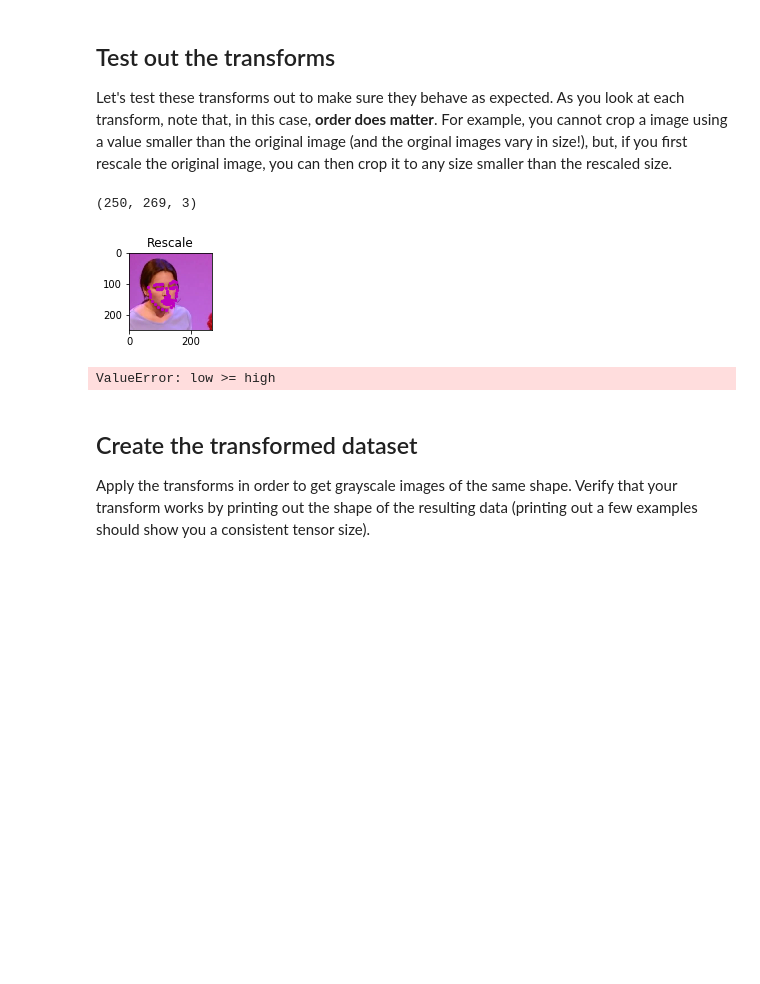
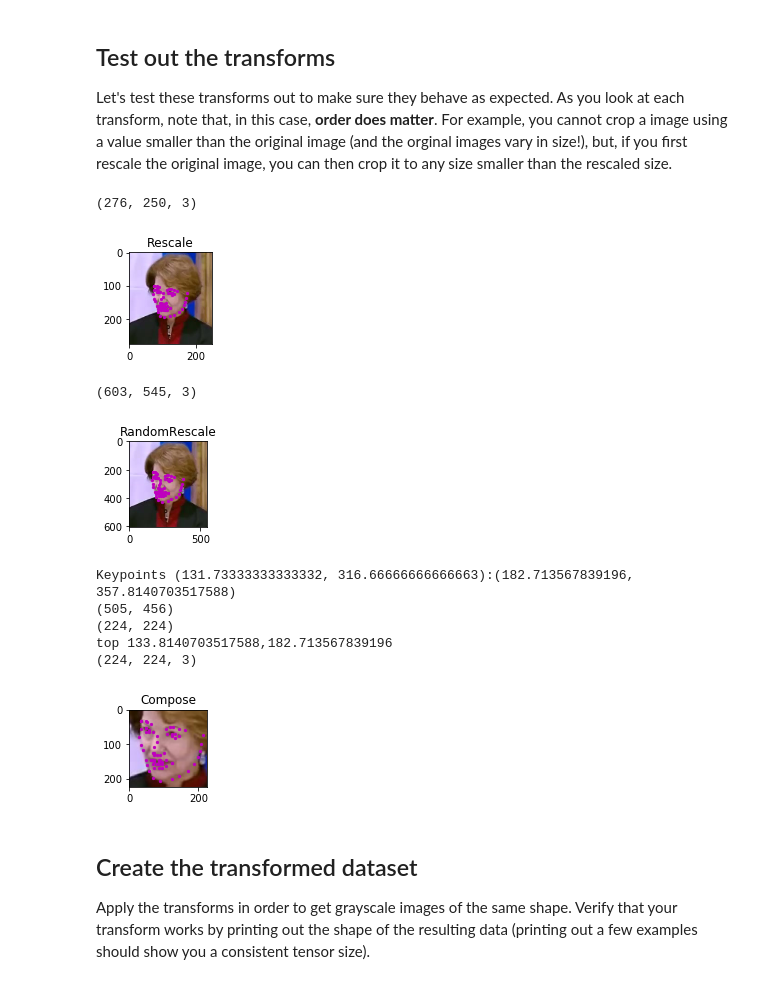
Before and after one commit to ChrisShepherd81/Facial-Keypoints, a Jupyter notebook: 1. Load and Visualize Data.ipynb, the cells around one changed output. Cells and saved outputs as stored; diff of their text form; code cells hidden in the pictures; blank space fills up the shorter version.

```diff
--- a/1. Load and Visualize Data.ipynb
+++ b/1. Load and Visualize Data.ipynb
@@ -426,29 +432,35 @@ Let's test these transforms out to make sure they behave as expected. As you loo
 # %%
 # test out some of these transforms
 rescale = Rescale(250)
-crop = RandomCrop(50)
 randomScale = RandomRescale(240)
 composed = transforms.Compose([RandomRescale(200),
                                RandomCrop(224)])
 
 # apply the transforms to a sample image
-test_num = 1523
+test_num = 234
 sample = face_dataset[test_num]
 
 fig = plt.figure()
-for i, tx in enumerate([rescale, crop, randomScale, composed]):
+for i, tx in enumerate([rescale, randomScale, composed]):
     transformed_sample = tx(sample)
 
     ax = plt.subplot(1, 4, i + 1)
     plt.tight_layout()
     ax.set_title(type(tx).__name__)
     show_keypoints(transformed_sample['image'], transformed_sample['keypoints'])
 
 plt.show()
 # %% [output]
-(250, 269, 3)
+(276, 250, 3)
-[figure, old version]
+[figure, new version]
-ValueError: low >= high
+(603, 545, 3)
+[figure, added]
+Keypoints (131.73333333333332, 316.66666666666663):(182.713567839196, 357.8140703517588)
+(505, 456)
+(224, 224)
+top 133.8140703517588,182.713567839196
+(224, 224, 3)
+[figure, added]
 # %% [markdown]
 ## Create the transformed dataset
 
```
Also changed, not shown: parts of 4 cells of this notebook, 2 other files.
